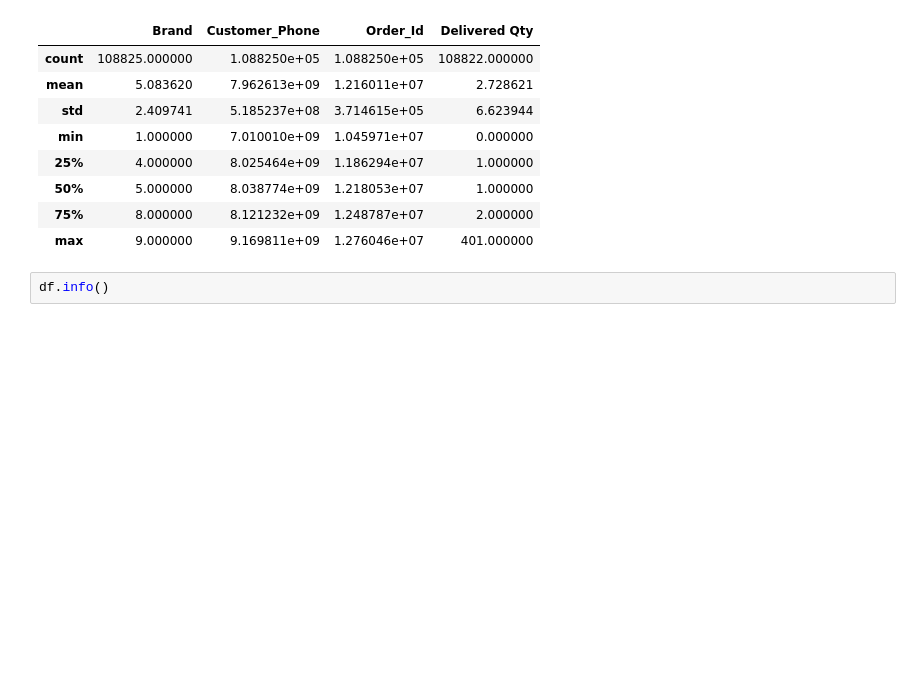
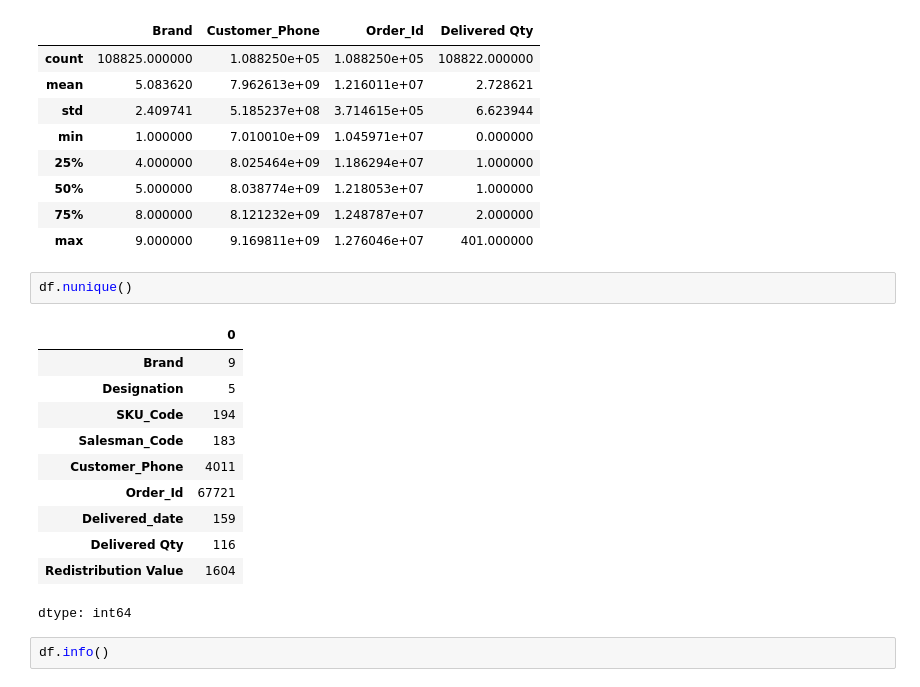
Before and after one commit to boiBASH/Tolaram_Projecct, a Jupyter notebook: First_Tolaram_Project.ipynb, the cells around one changed output. Saved outputs shown, nothing was run; the diff lists cells and outputs as text; blank space fills up the shorter version.

```diff
--- a/First_Tolaram_Project.ipynb
+++ b/First_Tolaram_Project.ipynb
@@ -29,6 +30,20 @@ df.describe()
 | 50% | 5.000000 | 8.038774e+09 | 1.218053e+07 | 1.000000 |
 | 75% | 8.000000 | 8.121232e+09 | 1.248787e+07 | 2.000000 |
 | max | 9.000000 | 9.169811e+09 | 1.276046e+07 | 401.000000 |
+# %%
+df.nunique()
+# %% [output]
+|  | 0 |
+| Brand | 9 |
+| Designation | 5 |
+| SKU_Code | 194 |
+| Salesman_Code | 183 |
+| Customer_Phone | 4011 |
+| Order_Id | 67721 |
+| Delivered_date | 159 |
+| Delivered Qty | 116 |
+| Redistribution Value | 1604 |
+dtype: int64
 # %%
 df.info()
 # %% [output]
```
Also changed, not shown: parts of 10 cells of this notebook.
